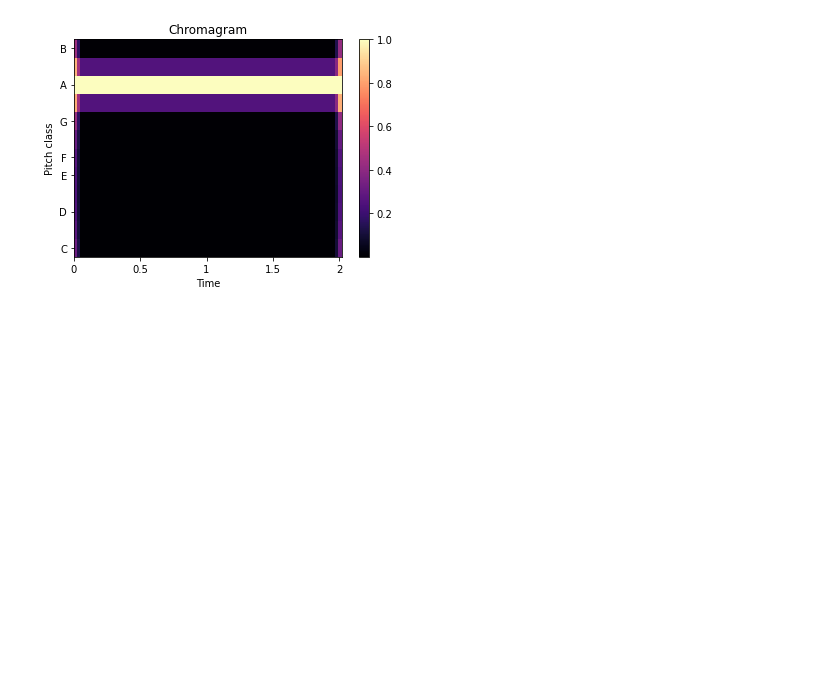
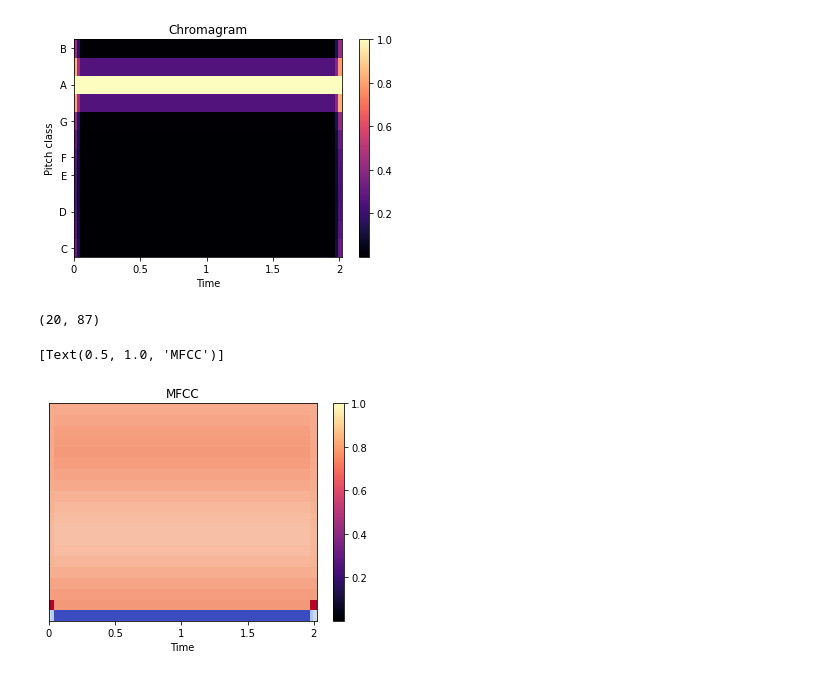
Before and after one commit to turab45/dl-and-image-processing-play-ground, a Jupyter notebook: play_with_audio_data.ipynb, the cells around one changed output. Saved outputs shown, nothing was run; the diff lists cells and outputs as text; code cells hidden in the pictures; blank space fills up the shorter version.

Commit message:
Added MFCC feature extraction of audio data

```diff
--- a/play_with_audio_data.ipynb
+++ b/play_with_audio_data.ipynb
@@ -65,3 +66,16 @@ ax.set(title='Chromagram')
 # %% [output]
 [Text(0.5, 1.0, 'Chromagram')]
 [figure]
+# %%
+# 2. Mel Frequency Cepstral Coefficients (MFCC)
+mfccs = librosa.feature.mfcc(y=x, sr=sr)
+print(mfccs.shape)
+# display the MFCCS:
+fig, ax = plt.subplots()
+librosa.display.specshow(mfccs, x_axis='time', ax=ax)
+fig.colorbar(img, ax=ax)
+ax.set(title='MFCC')
+# %% [output]
+(20, 87)
+[Text(0.5, 1.0, 'MFCC')]
+[figure, added]
```
Also changed, not shown: parts of 1 cell of this notebook.
